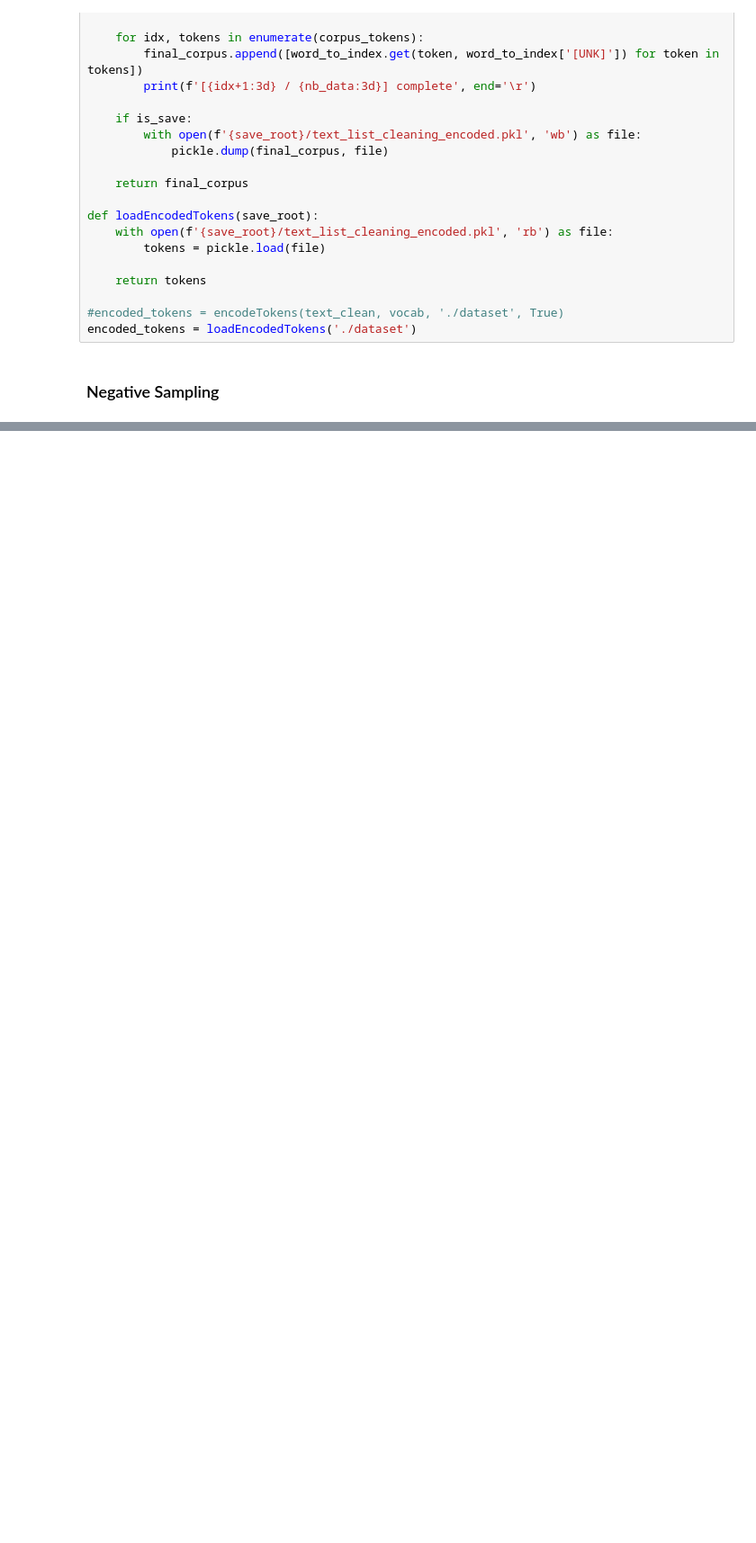
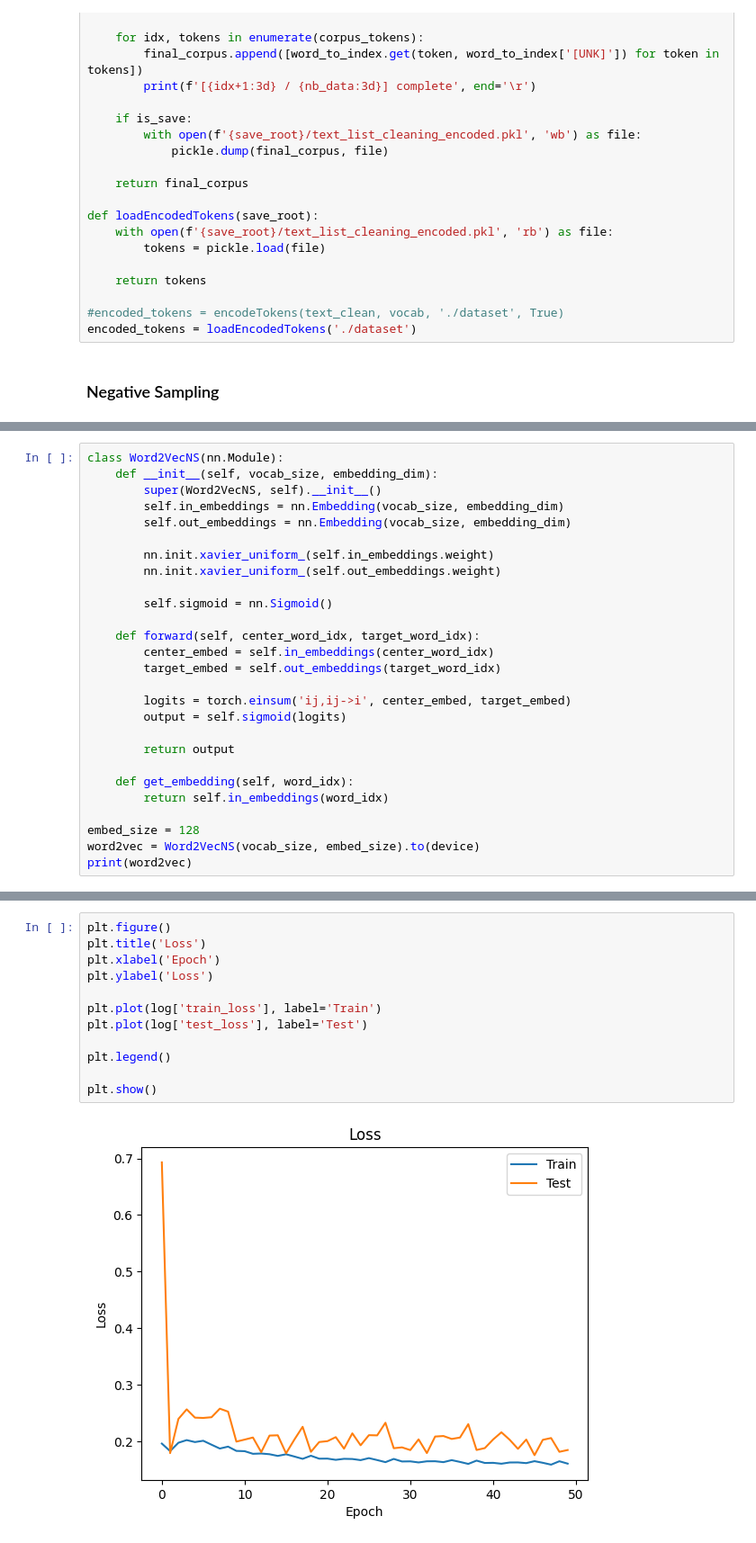
Before and after one commit to KimJinSeong-Git/Natural-Language-Processing, a Jupyter notebook: hw1_Word2Vec/Word2Vec.ipynb, the cells around one changed output, grey strips where cells are left out. Shown: that part at 90% size. Drawn from its saved outputs; the diff is of its cells as text; blank space fills up the shorter version.

Commit message:
feat: word2vec eval

```diff
--- a/hw1_Word2Vec/Word2Vec.ipynb
+++ b/hw1_Word2Vec/Word2Vec.ipynb
@@ -263,0 +332,27 @@ KeyboardInterrupt:
+# %%
+class Word2VecNS(nn.Module):
+    def __init__(self, vocab_size, embedding_dim):
+        super(Word2VecNS, self).__init__()
+        self.in_embeddings = nn.Embedding(vocab_size, embedding_dim)
+        self.out_embeddings = nn.Embedding(vocab_size, embedding_dim)
+
+        nn.init.xavier_uniform_(self.in_embeddings.weight)
+        nn.init.xavier_uniform_(self.out_embeddings.weight)
+
+        self.sigmoid = nn.Sigmoid()
+
+    def forward(self, center_word_idx, target_word_idx):
+        center_embed = self.in_embeddings(center_word_idx)
+        target_embed = self.out_embeddings(target_word_idx)
+
+        logits = torch.einsum('ij,ij->i', center_embed, target_embed)
+        output = self.sigmoid(logits)
+
+        return output
+
+    def get_embedding(self, word_idx):
+        return self.in_embeddings(word_idx)
+
+embed_size = 128
+word2vec = Word2VecNS(vocab_size, embed_size).to(device)
+print(word2vec)
@@ -263,0 +478,14 @@ KeyboardInterrupt:
+# %%
+plt.figure()
+plt.title('Loss')
+plt.xlabel('Epoch')
+plt.ylabel('Loss')
+
+plt.plot(log['train_loss'], label='Train')
+plt.plot(log['test_loss'], label='Test')
+
+plt.legend()
+
+plt.show()
+# %% [output]
+[figure, added]
```
Also changed, not shown: parts of 12 cells of this notebook, 2 other files.
